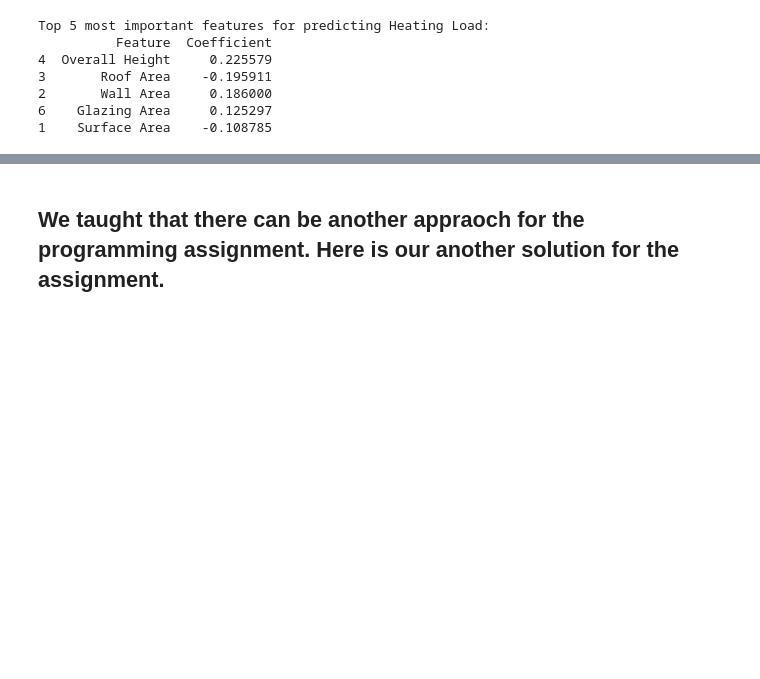
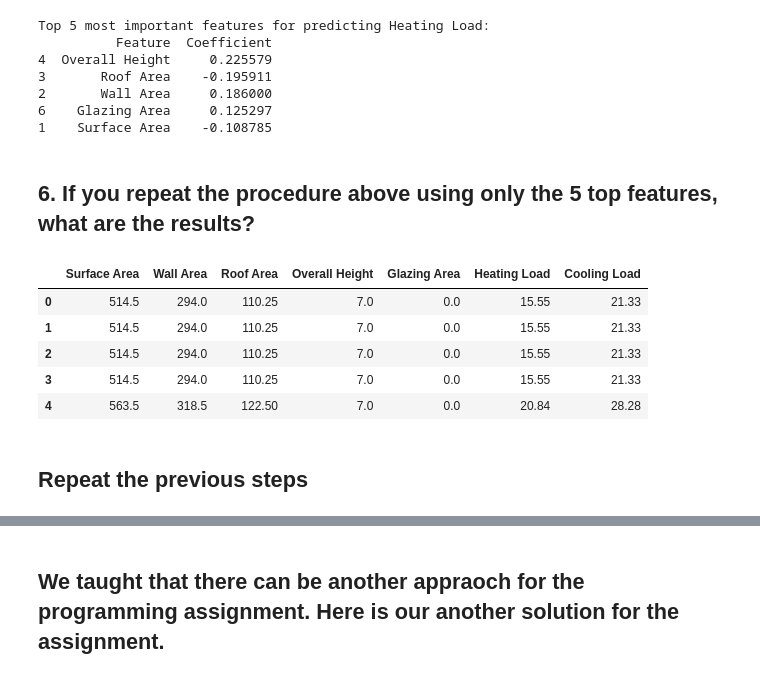
Before and after one commit to Ctrl-Shift-AJ/Emerging-Technologies-Elective-Programming-Assignments, a Jupyter notebook: Programming Assignment No. 2/Programming_Assignment_2.ipynb, the cells around one changed output, grey strips where cells are left out. Drawn from its saved outputs; the diff is of its cells as text; code cells hidden in the pictures; blank space fills up the shorter version.

```diff
--- a/Programming Assignment No. 2/Programming_Assignment_2.ipynb
+++ b/Programming Assignment No. 2/Programming_Assignment_2.ipynb
@@ -284,3 +284,17 @@ Top 5 most important features for predicting Heating Load:
 2       Wall Area     0.186000
 6    Glazing Area     0.125297
 1    Surface Area    -0.108785
+# %% [markdown]
+## 6. If you repeat the procedure above using only the 5 top features, what are the results?
+# %%
+eed_pd1 = eed_pd1.drop(["Relative Compactness", "Glazing Area Distribution", "Orientation"], axis = 1)
+eed_pd1.head()
+# %% [output]
+|  | Surface Area | Wall Area | Roof Area | Overall Height | Glazing Area | Heating Load | Cooling Load |
+| 0 | 514.5 | 294.0 | 110.25 | 7.0 | 0.0 | 15.55 | 21.33 |
+| 1 | 514.5 | 294.0 | 110.25 | 7.0 | 0.0 | 15.55 | 21.33 |
+| 2 | 514.5 | 294.0 | 110.25 | 7.0 | 0.0 | 15.55 | 21.33 |
+| 3 | 514.5 | 294.0 | 110.25 | 7.0 | 0.0 | 15.55 | 21.33 |
+| 4 | 563.5 | 318.5 | 122.50 | 7.0 | 0.0 | 20.84 | 28.28 |
+# %% [markdown]
+## Repeat the previous steps
```
Also changed, not shown: parts of 6 cells of this notebook.
